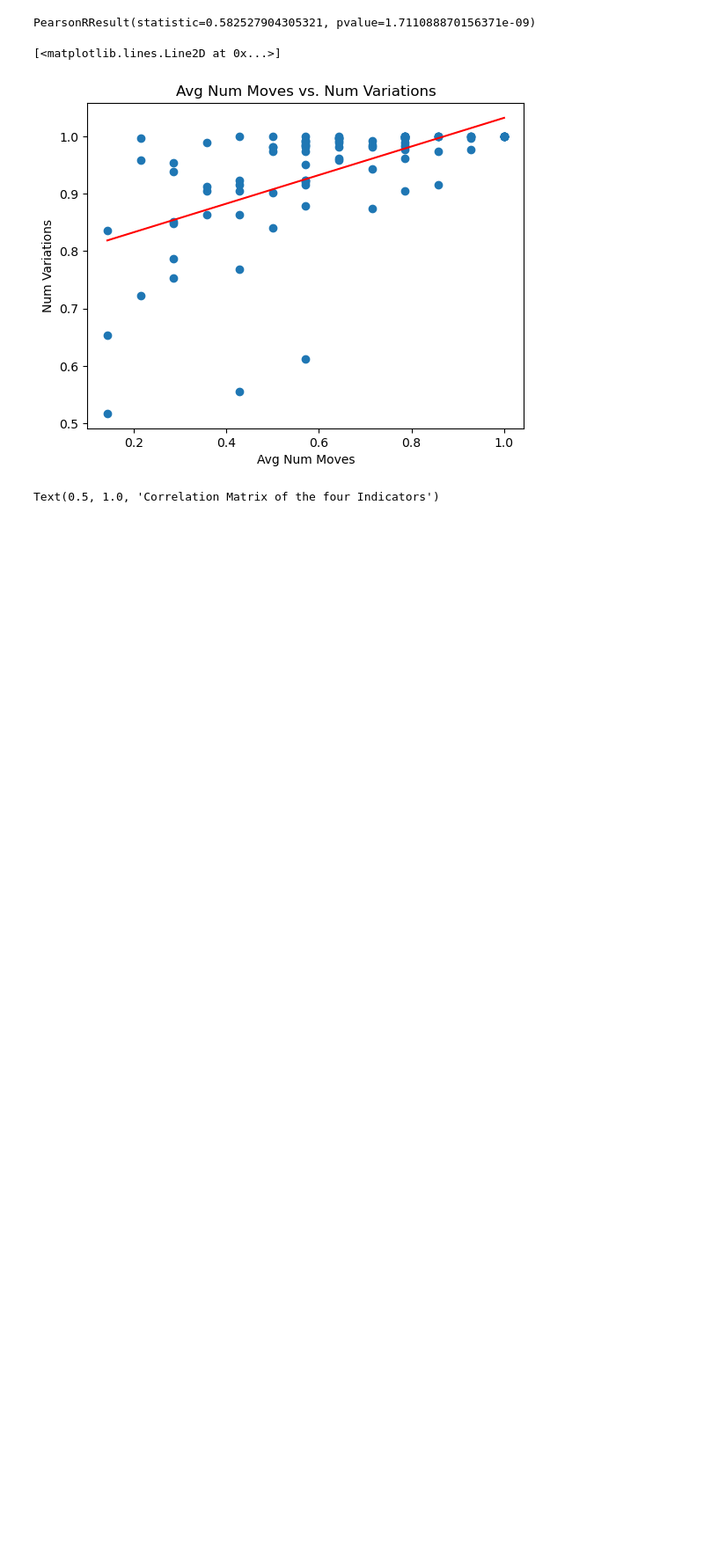
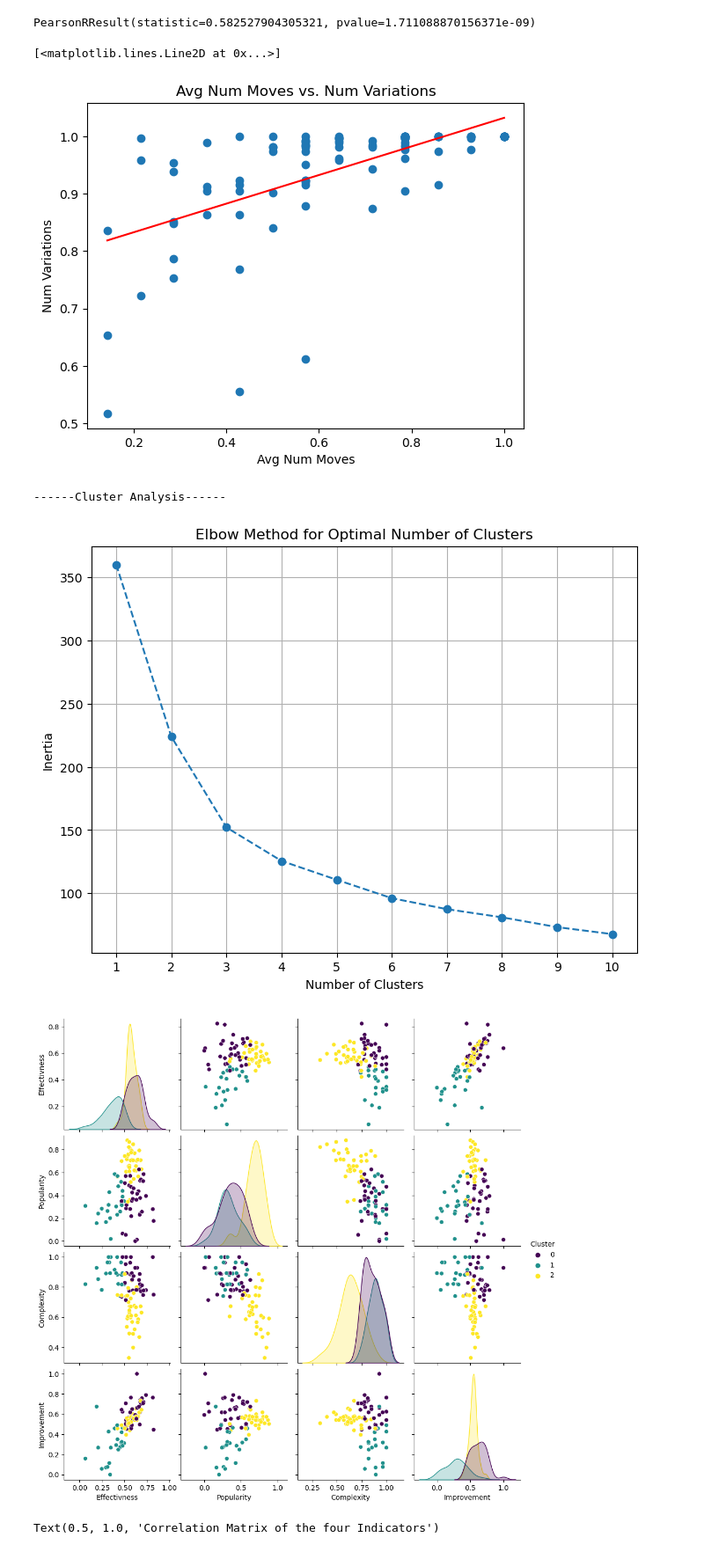
Before and after one commit to alexandredesbos/DAV-CA1, a Jupyter notebook: main.ipynb, the cells around one changed output. Shown at 88% size. Drawn from its saved outputs; the diff is of its cells as text; code cells hidden in the pictures; blank space fills up the shorter version.

```diff
--- a/main.ipynb
+++ b/main.ipynb
@@ -526,4 +554,48 @@ data.drop(columns=['Num Games', 'Perf Rating', 'Player Win %', 'Draw %', 'Oppone
 
 # save The Three indicators to a new CSV file
 data.to_csv('archive/indicators.csv', index=False)
+# %%
+from sklearn.preprocessing import StandardScaler
+from sklearn.cluster import KMeans
+
+print("------Cluster Analysis------")
+
+# Assuming 'data' is your DataFrame that contains your chess opening data
+features = ['Effectivness', 'Popularity', 'Complexity', 'Improvement']
+
+# Normalize the features
+scaler = StandardScaler()
+scaled_features = scaler.fit_transform(data[features])
+
+# Determine the optimal number of clusters using the elbow method
+inertia = []
+for k in range(1, 11):
+    kmeans = KMeans(n_clusters=k, random_state=42)
+    kmeans.fit(scaled_features)
+    inertia.append(kmeans.inertia_)
+
+# Plot the elbow curve
+plt.figure(figsize=(8, 6))
+plt.plot(range(1, 11), inertia, marker='o', linestyle='--')
+plt.xlabel('Number of Clusters')
+plt.ylabel('Inertia')
+plt.title('Elbow Method for Optimal Number of Clusters')
+plt.xticks(range(1, 11))
+plt.grid(True)
+plt.show()
+
+# Based on the elbow method, choose the optimal number of clusters
+n_clusters = 3  # Adjust this number based on the elbow plot outcome
+
+# Perform K-means clustering
+kmeans = KMeans(n_clusters=n_clusters, random_state=42)
+data['Cluster'] = kmeans.fit_predict(scaled_features)
+
+# Visualize the clusters
+sns.pairplot(data, hue='Cluster', vars=features, palette='viridis')
+plt.show()
+# %% [output]
+------Cluster Analysis------
+[figure, added]
+[figure, added]
 # %%
```
Also changed, not shown: parts of 16 cells of this notebook, 1 other file.
